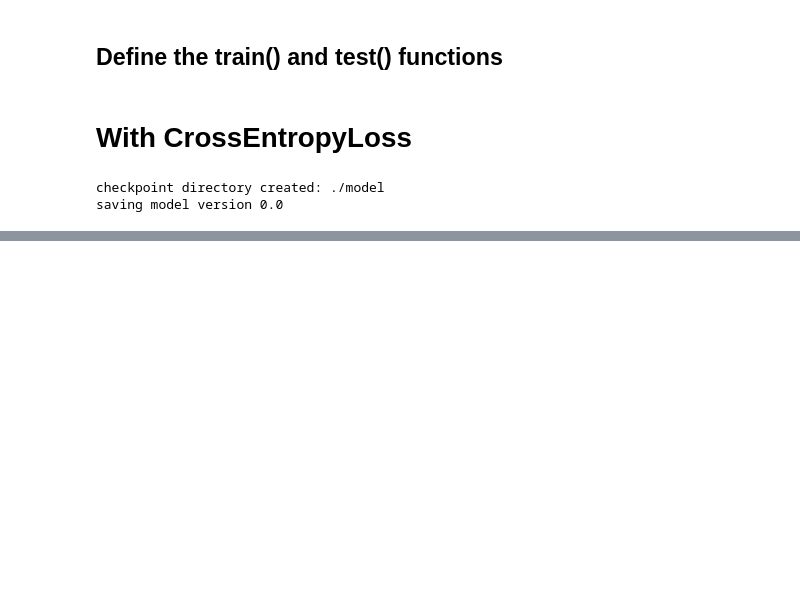
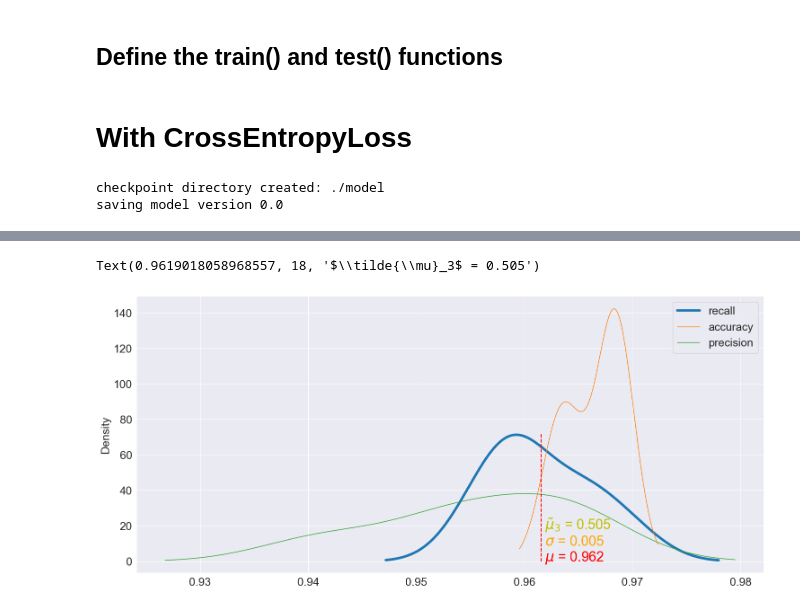
Before and after one commit to MrPio/PHM_North_America_2024_Challenge, a Jupyter notebook: 3-Fault_Detection/3-Fault_Detection.ipynb, the cells around one changed output, grey strips where cells are left out. Saved outputs shown, nothing was run; the diff lists cells and outputs as text; code cells hidden in the pictures; blank space fills up the shorter version.

```diff
--- a/3-Fault_Detection/3-Fault_Detection.ipynb
+++ b/3-Fault_Detection/3-Fault_Detection.ipynb
@@ -277,0 +261,15 @@ pyKAN.model.plot(scale=2, in_vars=in_vars, out_vars=['confidence'], varscale=0.3
+# %%
+result['training'] = range(1, 11)
+ax = result.plot(kind='kde', x='training', y='recall', figsize=(18, 8), linewidth=4)
+result.plot(kind='kde', x='training', y='accuracy', figsize=(18, 8), linewidth=1,ax=ax)
+result.plot(kind='kde', x='training', y='precision', figsize=(18, 8), linewidth=1,ax=ax)
+mean = result['recall'].mean()
+skew = result['recall'].skew()
+std = result['recall'].std()
+ax.add_line(Line2D([mean, mean], [0, 72], linestyle='--', color='r'))
+ax.text(mean + 0.00035, 0, f'$\\mu$ = {mean:.3f}', fontsize=22, c='r')
+ax.text(mean + 0.00035, 9, f'$\\sigma$ = {std:.3f}', fontsize=22, c='orange')
+ax.text(mean + 0.00035, 18, f'$\\tilde{"{"}\\mu{"}"}_3$ = {skew:.3f}', fontsize=22, c='y')
+# %% [output]
+Text(0.9619018058968557, 18, '$\\tilde{\\mu}_3$ = 0.505')
+[figure, added]
```
Also changed, not shown: parts of 8 cells of this notebook, 10 other files.
